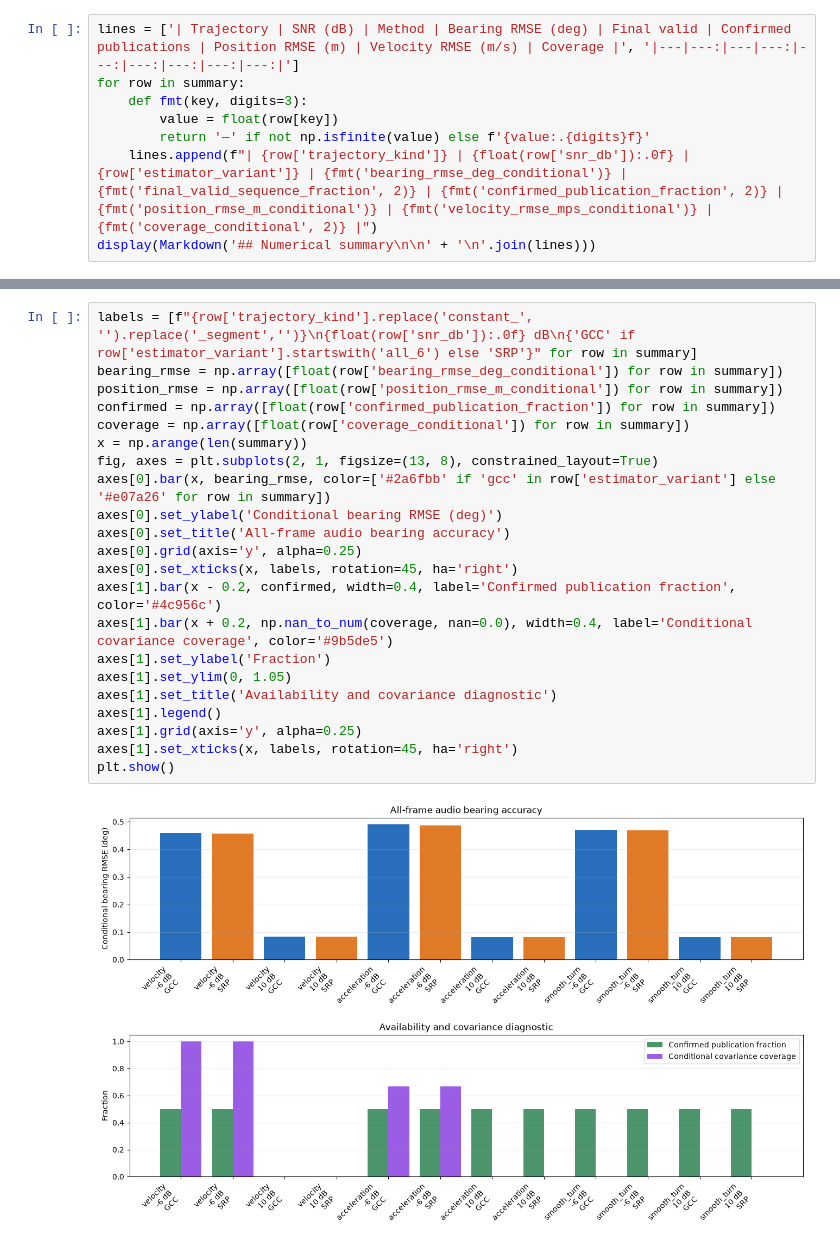
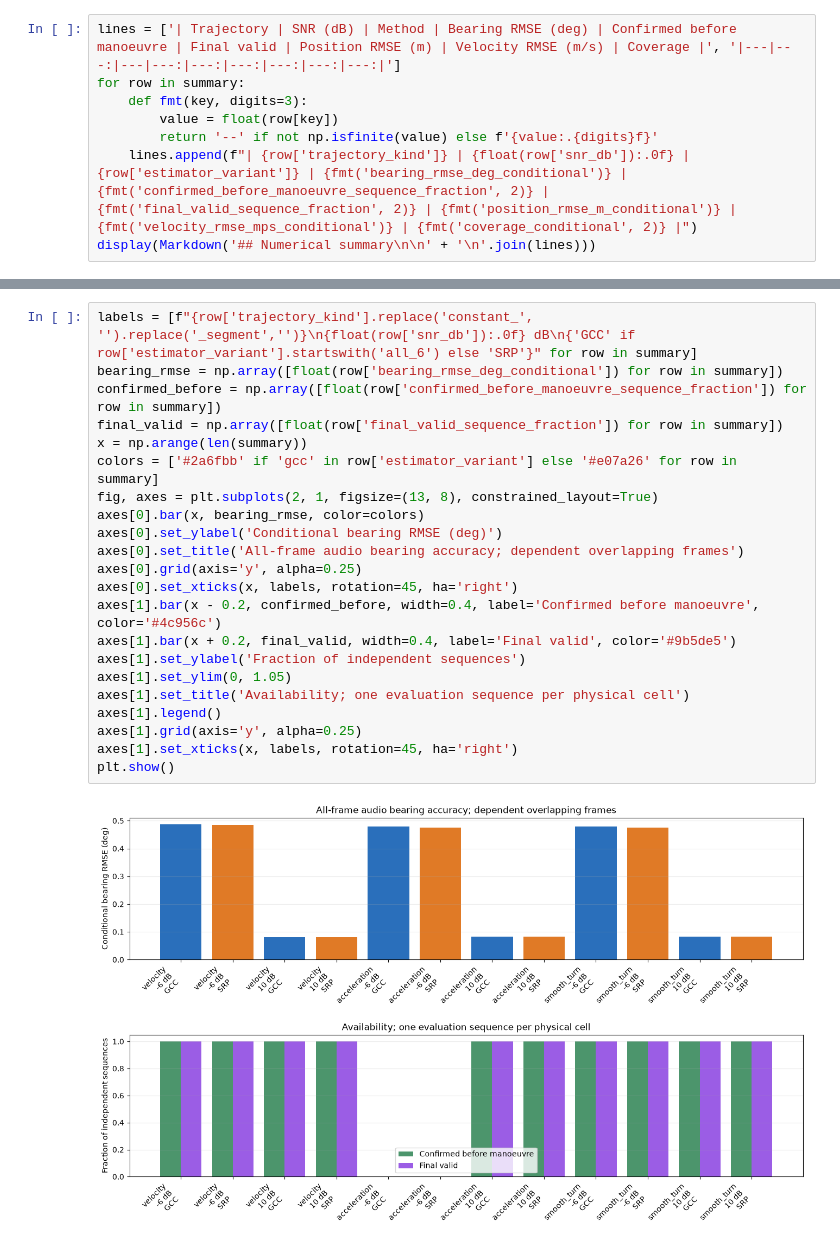
Before and after one commit to leomanchic/diploma, a Jupyter notebook: uav_acoustic_model/notebooks/three_station_audio_tracking_validation.ipynb, the cells around one changed output, grey strips where cells are left out. Saved outputs shown, nothing was run; the diff lists cells and outputs as text.

```diff
--- a/uav_acoustic_model/notebooks/three_station_audio_tracking_validation.ipynb
+++ b/uav_acoustic_model/notebooks/three_station_audio_tracking_validation.ipynb
@@ -55,10 +72,10 @@ display(Markdown(f'**Audit PASS:** no seed overlap; all calibration covariances
 # %%
-lines = ['| Trajectory | SNR (dB) | Method | Bearing RMSE (deg) | Final valid | Confirmed publications | Position RMSE (m) | Velocity RMSE (m/s) | Coverage |', '|---|---:|---|---:|---:|---:|---:|---:|---:|']
+lines = ['| Trajectory | SNR (dB) | Method | Bearing RMSE (deg) | Confirmed before manoeuvre | Final valid | Position RMSE (m) | Velocity RMSE (m/s) | Coverage |', '|---|---:|---|---:|---:|---:|---:|---:|---:|']
 for row in summary:
     def fmt(key, digits=3):
         value = float(row[key])
-        return '—' if not np.isfinite(value) else f'{value:.{digits}f}'
-    lines.append(f"| {row['trajectory_kind']} | {float(row['snr_db']):.0f} | {row['estimator_variant']} | {fmt('bearing_rmse_deg_conditional')} | {fmt('final_valid_sequence_fraction', 2)} | {fmt('confirmed_publication_fraction', 2)} | {fmt('position_rmse_m_conditional')} | {fmt('velocity_rmse_mps_conditional')} | {fmt('coverage_conditional', 2)} |")
+        return '--' if not np.isfinite(value) else f'{value:.{digits}f}'
+    lines.append(f"| {row['trajectory_kind']} | {float(row['snr_db']):.0f} | {row['estimator_variant']} | {fmt('bearing_rmse_deg_conditional')} | {fmt('confirmed_before_manoeuvre_sequence_fraction', 2)} | {fmt('final_valid_sequence_fraction', 2)} | {fmt('position_rmse_m_conditional')} | {fmt('velocity_rmse_mps_conditional')} | {fmt('coverage_conditional', 2)} |")
 display(Markdown('## Numerical summary\n\n' + '\n'.join(lines)))
 # %% [output]
 ## Numerical summary
@@ -80,25 +97,25 @@ display(Markdown('## Numerical summary\n\n' + '\n'.join(lines)))
 # %%
 labels = [f"{row['trajectory_kind'].replace('constant_', '').replace('_segment','')}\n{float(row['snr_db']):.0f} dB\n{'GCC' if row['estimator_variant'].startswith('all_6') else 'SRP'}" for row in summary]
 bearing_rmse = np.array([float(row['bearing_rmse_deg_conditional']) for row in summary])
-position_rmse = np.array([float(row['position_rmse_m_conditional']) for row in summary])
-confirmed = np.array([float(row['confirmed_publication_fraction']) for row in summary])
-coverage = np.array([float(row['coverage_conditional']) for row in summary])
+confirmed_before = np.array([float(row['confirmed_before_manoeuvre_sequence_fraction']) for row in summary])
+final_valid = np.array([float(row['final_valid_sequence_fraction']) for row in summary])
 x = np.arange(len(summary))
+colors = ['#2a6fbb' if 'gcc' in row['estimator_variant'] else '#e07a26' for row in summary]
 fig, axes = plt.subplots(2, 1, figsize=(13, 8), constrained_layout=True)
-axes[0].bar(x, bearing_rmse, color=['#2a6fbb' if 'gcc' in row['estimator_variant'] else '#e07a26' for row in summary])
+axes[0].bar(x, bearing_rmse, color=colors)
 axes[0].set_ylabel('Conditional bearing RMSE (deg)')
-axes[0].set_title('All-frame audio bearing accuracy')
+axes[0].set_title('All-frame audio bearing accuracy; dependent overlapping frames')
 axes[0].grid(axis='y', alpha=0.25)
 axes[0].set_xticks(x, labels, rotation=45, ha='right')
-axes[1].bar(x - 0.2, confirmed, width=0.4, label='Confirmed publication fraction', color='#4c956c')
-axes[1].bar(x + 0.2, np.nan_to_num(coverage, nan=0.0), width=0.4, label='Conditional covariance coverage', color='#9b5de5')
-axes[1].set_ylabel('Fraction')
+axes[1].bar(x - 0.2, confirmed_before, width=0.4, label='Confirmed before manoeuvre', color='#4c956c')
+axes[1].bar(x + 0.2, final_valid, width=0.4, label='Final valid', color='#9b5de5')
+axes[1].set_ylabel('Fraction of independent sequences')
 axes[1].set_ylim(0, 1.05)
-axes[1].set_title('Availability and covariance diagnostic')
+axes[1].set_title('Availability; one evaluation sequence per physical cell')
 axes[1].legend()
 axes[1].grid(axis='y', alpha=0.25)
 axes[1].set_xticks(x, labels, rotation=45, ha='right')
 plt.show()
 # %% [output]
-[figure, old version]
+[figure, new version]
 # %%
```
Also changed, not shown: parts of 10 cells of this notebook, 14 other files.
